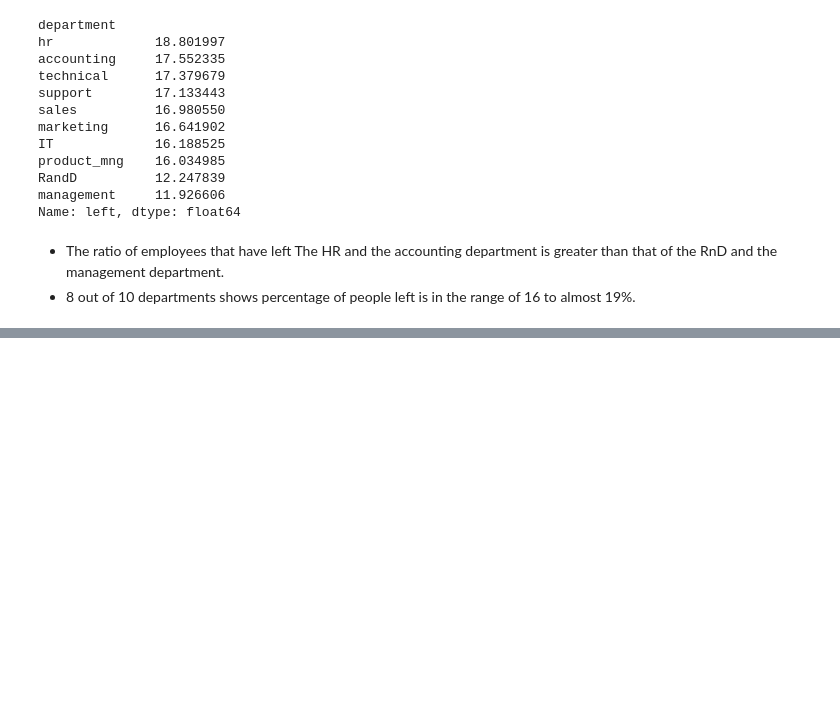
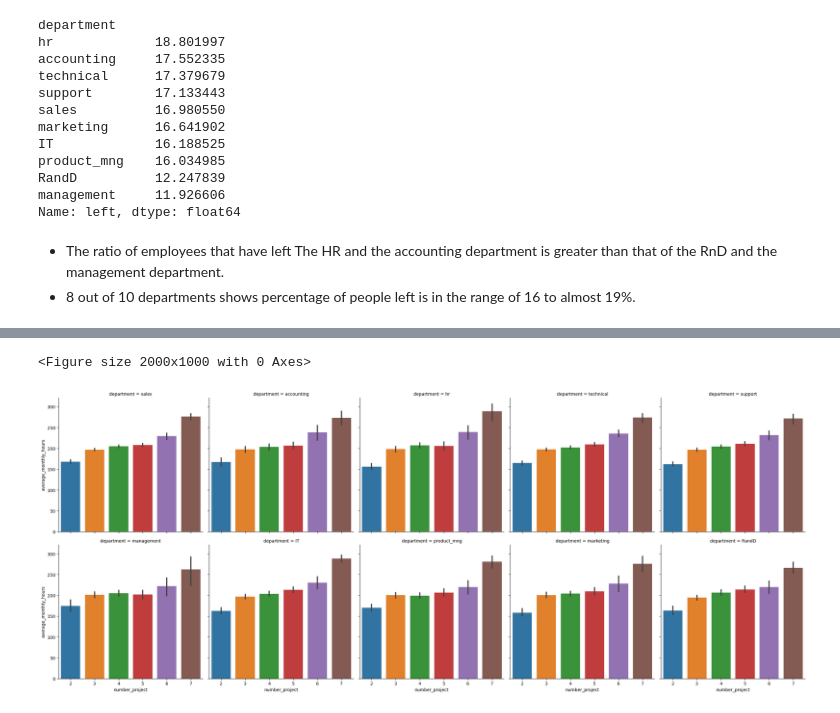
Before and after one commit to himanshuarora1703/DS_Projects, a Jupyter notebook: Churn Modelling/HR Churn Modelling.ipynb, the cells around one changed output, grey strips where cells are left out. Drawn from its saved outputs; the diff is of its cells as text; code cells hidden in the pictures; blank space fills up the shorter version.

```diff
--- a/Churn Modelling/HR Churn Modelling.ipynb
+++ b/Churn Modelling/HR Churn Modelling.ipynb
@@ -516,0 +541,7 @@ Name: left, dtype: float64
+# %%
+plt.figure(figsize=(20,10))
+sns.catplot(x='number_project',y='average_monthly_hours',data=df,dodge=True,col='department',col_wrap=5,kind='bar')
+plt.show()
+# %% [output]
+<Figure size 2000x1000 with 0 Axes>
+[figure, added]
```
Also changed, not shown: parts of 11 cells of this notebook.
